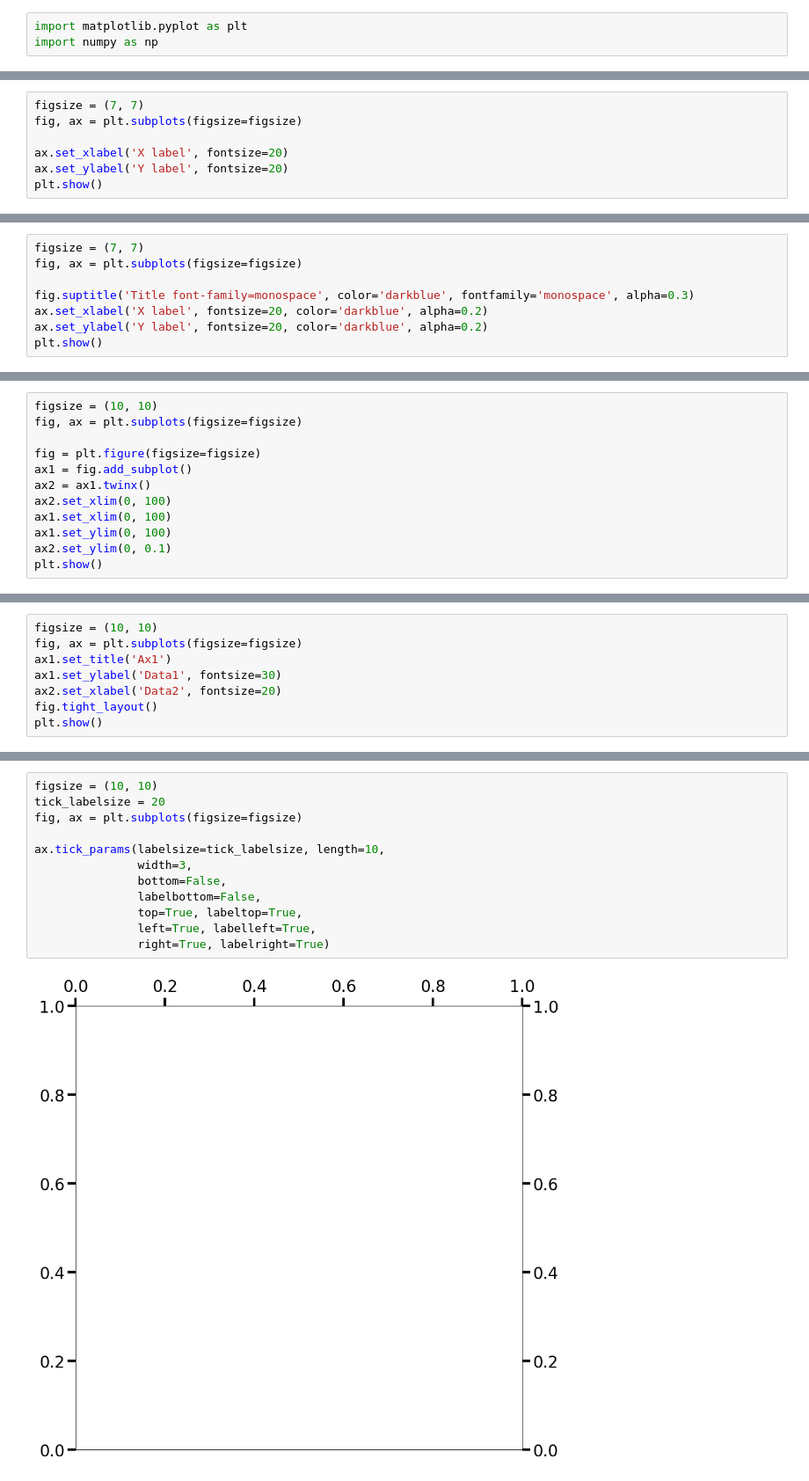
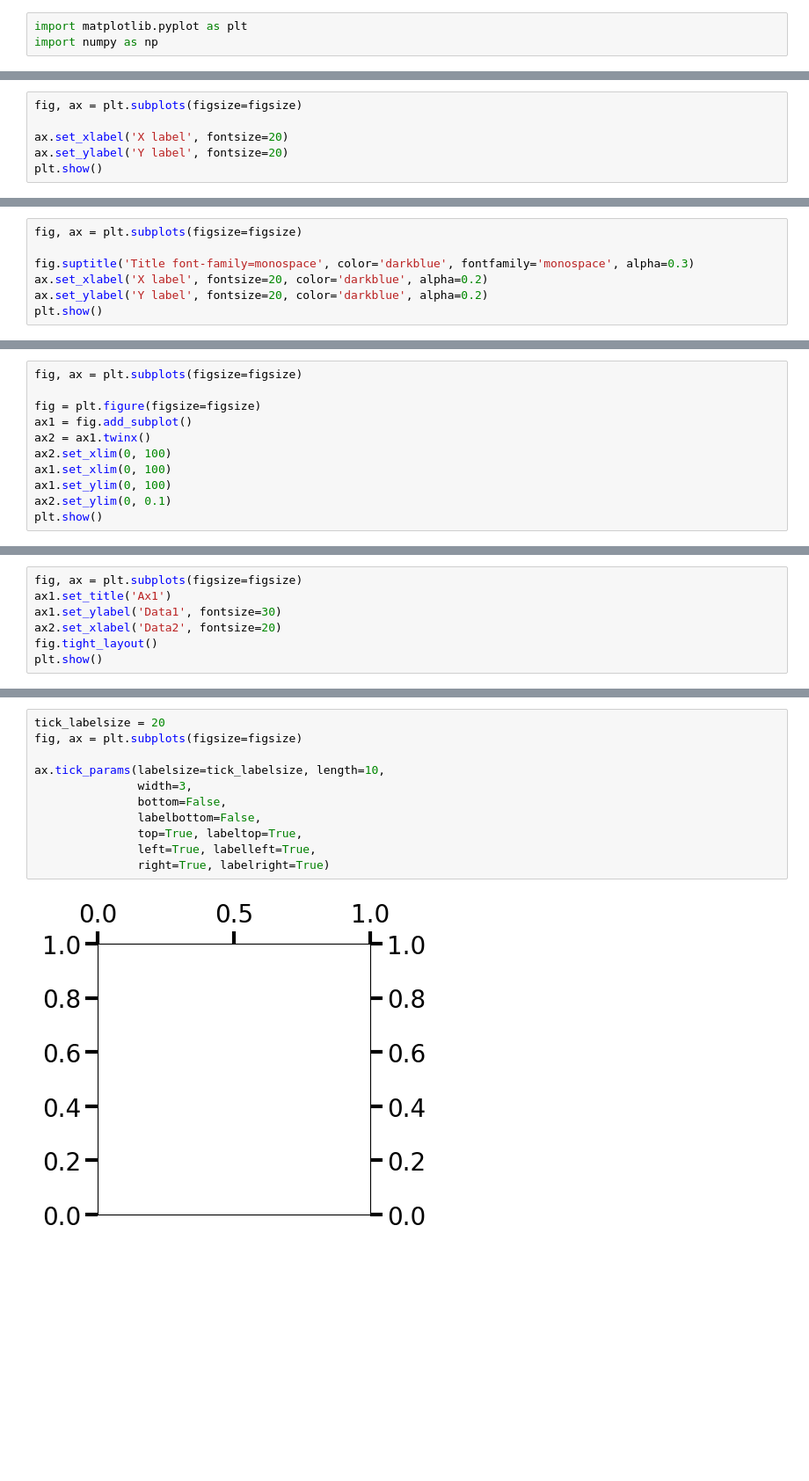
Before and after one commit to KimJuyoung23/1_sesac, a Jupyter notebook: 0918_1020/0918_matplotlib.ipynb, the cells around one changed output, grey strips where cells are left out. Shown at 88% size. Saved outputs shown, nothing was run; the diff lists cells and outputs as text; blank space fills up the shorter version.

```diff
--- a/0918_1020/0918_matplotlib.ipynb
+++ b/0918_1020/0918_matplotlib.ipynb
@@ -34,5 +34,4 @@ plt.show()
 # %%
-figsize = (7, 7)
 fig, ax = plt.subplots(figsize=figsize)
 
 ax.set_xlabel('X label', fontsize=20)
@@ -43,5 +42,4 @@ plt.show()
 # %%
-figsize = (7, 7)
 fig, ax = plt.subplots(figsize=figsize)
 
 fig.suptitle('Title font-family=monospace', color='darkblue', fontfamily='monospace', alpha=0.3)
@@ -53,5 +51,4 @@ plt.show()
 # %%
-figsize = (10, 10)
 fig, ax = plt.subplots(figsize=figsize)
 
 fig = plt.figure(figsize=figsize)
@@ -68,5 +65,4 @@ plt.show()
 # %%
-figsize = (10, 10)
 fig, ax = plt.subplots(figsize=figsize)
 ax1.set_title('Ax1')
 ax1.set_ylabel('Data1', fontsize=30)
@@ -78,17 +74,16 @@ plt.show()
 # %%
-figsize = (10, 10)
 tick_labelsize = 20
 fig, ax = plt.subplots(figsize=figsize)
 
 ax.tick_params(labelsize=tick_labelsize, length=10,
                width=3,
                bottom=False,
                labelbottom=False,
                top=True, labeltop=True,
                left=True, labelleft=True,
                right=True, labelright=True)
 # %% [output]
-[figure, old version]
+[figure, new version]
 # %%
 fig, ax = plt.subplots(figsize=figsize)
 ax.tick_params(labelsize=tick_labelsize,
```
Also changed, not shown: parts of 23 cells of this notebook, 11 other files.
